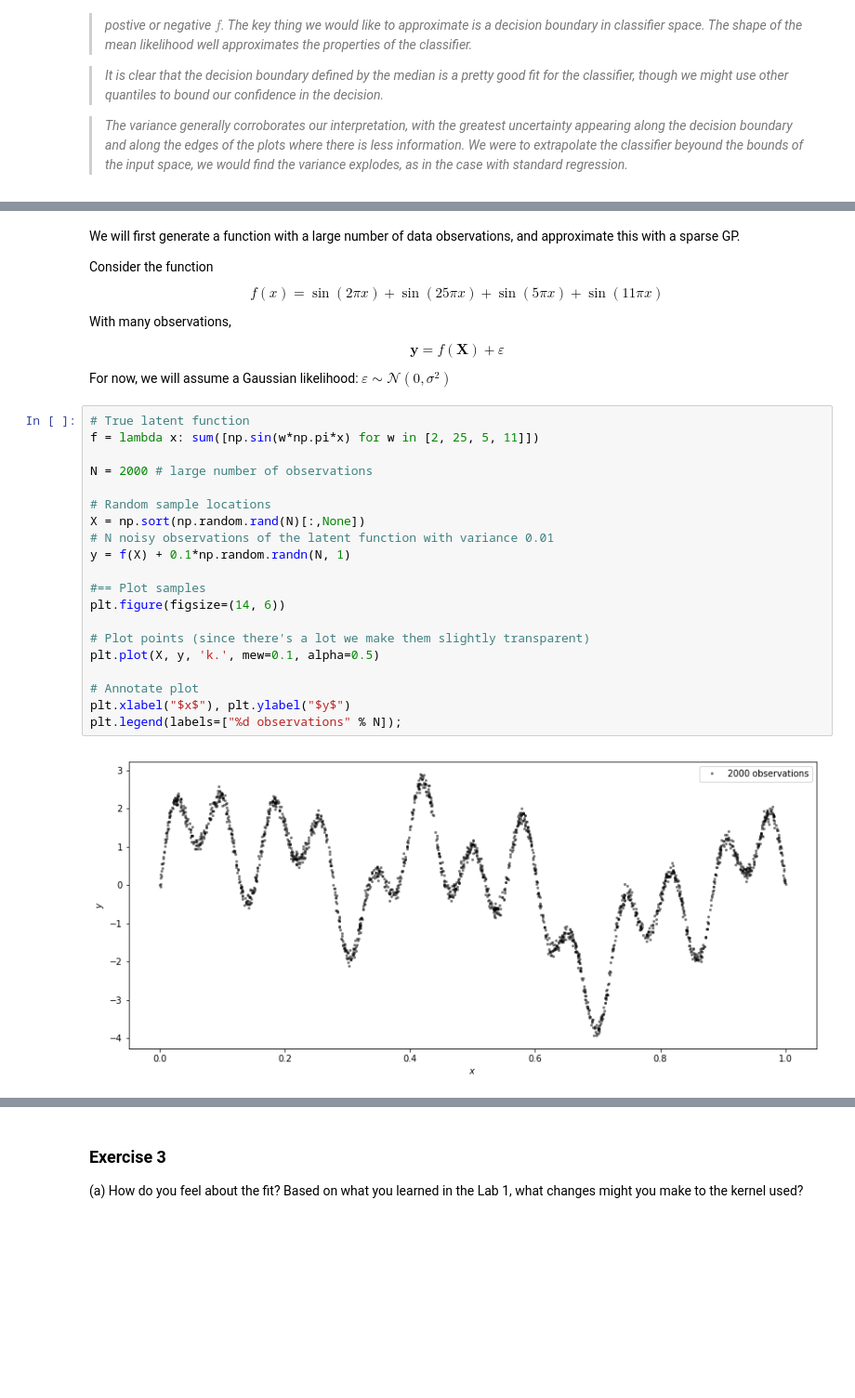
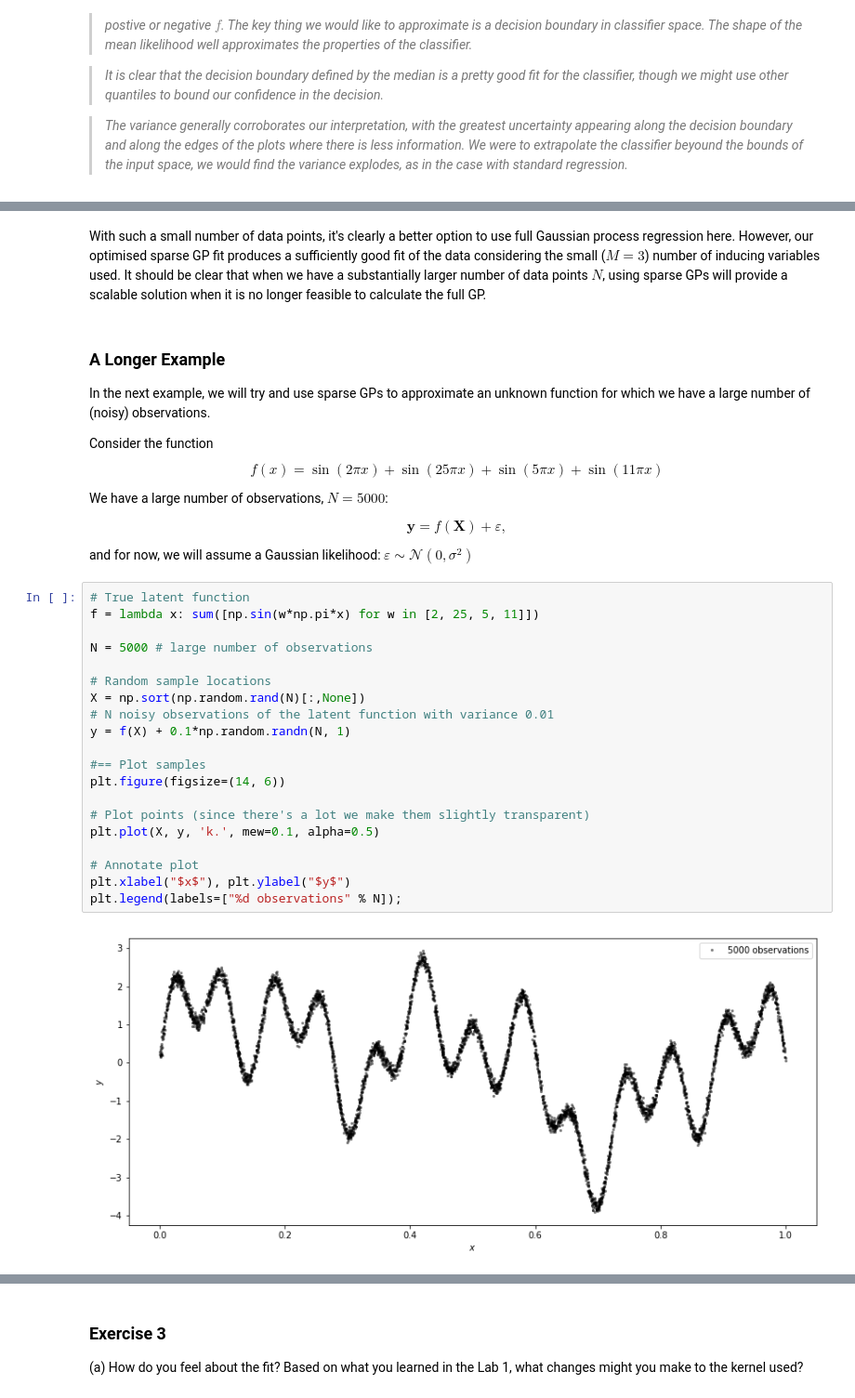
Before and after one commit to gpschool/resources, a Jupyter notebook: lab/GPSS Lab 2 Answers.ipynb, the cells around one changed output, grey strips where cells are left out. Shown at 93% size. Cells and saved outputs as stored; diff of their text form; blank space fills up the shorter version.

Commit message:
Added description to sparse GP section of Lab 2

```diff
--- a/lab/GPSS Lab 2 Answers.ipynb
+++ b/lab/GPSS Lab 2 Answers.ipynb
@@ -591,37 +628,41 @@ plt.legend(labels=["sparse fit", "sample points", "optimised sparse fit", "rando
+# %% [markdown]
+With such a small number of data points, it's clearly a better option to use full Gaussian process regression here. However, our optimised sparse GP fit produces a sufficiently good fit of the data considering the small ($M=3$) number of inducing variables used. It should be clear that when we have a substantially larger number of data points $N$, using sparse GPs will provide a scalable solution when it is no longer feasible to calculate the full GP.
 # %% [markdown]
-We will first generate a function with a large number of data observations, and approximate this with a sparse GP.
+### A Longer Example
+
+In the next example, we will try and use sparse GPs to approximate an unknown function for which we have a large number of (noisy) observations.
 
 Consider the function
 $$
     f(x) = \sin(2\pi x) + \sin(25\pi x) + \sin(5\pi x) + \sin(11\pi x)
 $$
 
-With many observations,
+We have a large number of observations, $N=5000$:
 
 $$
-    \mathbf{y} = f(\mathbf{X}) + \varepsilon
+    \mathbf{y} = f(\mathbf{X}) + \varepsilon,
 $$
 
-For now, we will assume a Gaussian likelihood: $\varepsilon \sim \mathcal{N}(0, \sigma^2)$
+and for now, we will assume a Gaussian likelihood: $\varepsilon \sim \mathcal{N}(0, \sigma^2)$
 # %%
 # True latent function
 f = lambda x: sum([np.sin(w*np.pi*x) for w in [2, 25, 5, 11]])
 
-N = 2000 # large number of observations
+N = 5000 # large number of observations
 
 # Random sample locations
 X = np.sort(np.random.rand(N)[:,None])
 # N noisy observations of the latent function with variance 0.01
 y = f(X) + 0.1*np.random.randn(N, 1)
 
 #== Plot samples
 plt.figure(figsize=(14, 6))
 
 # Plot points (since there's a lot we make them slightly transparent)
 plt.plot(X, y, 'k.', mew=0.1, alpha=0.5)
 
 # Annotate plot
 plt.xlabel("$x$"), plt.ylabel("$y$")
 plt.legend(labels=["%d observations" % N]);
 # %% [output]
-[figure, old version]
+[figure, new version]
```
Also changed, not shown: parts of 28 cells of this notebook, 1 other file.
